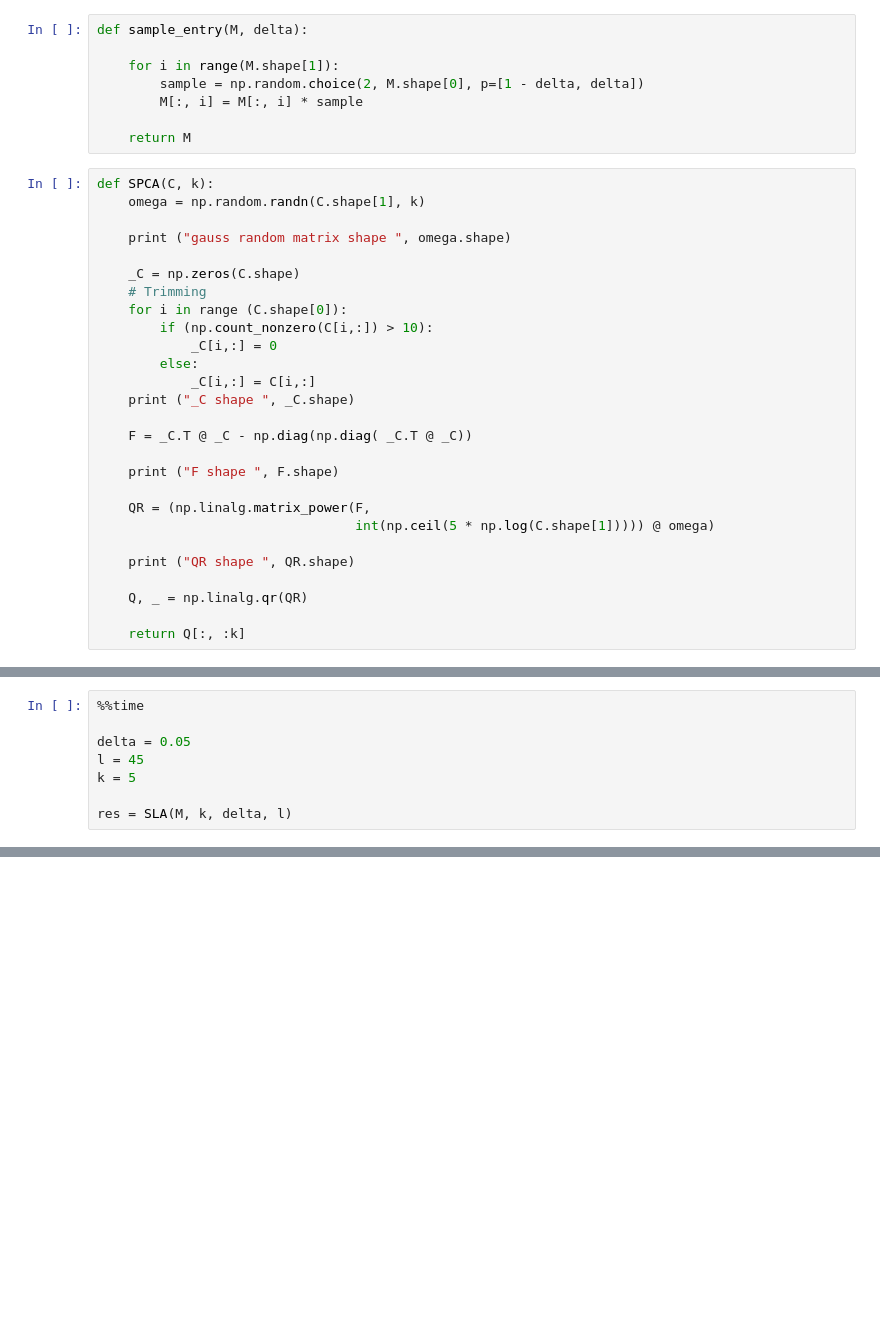
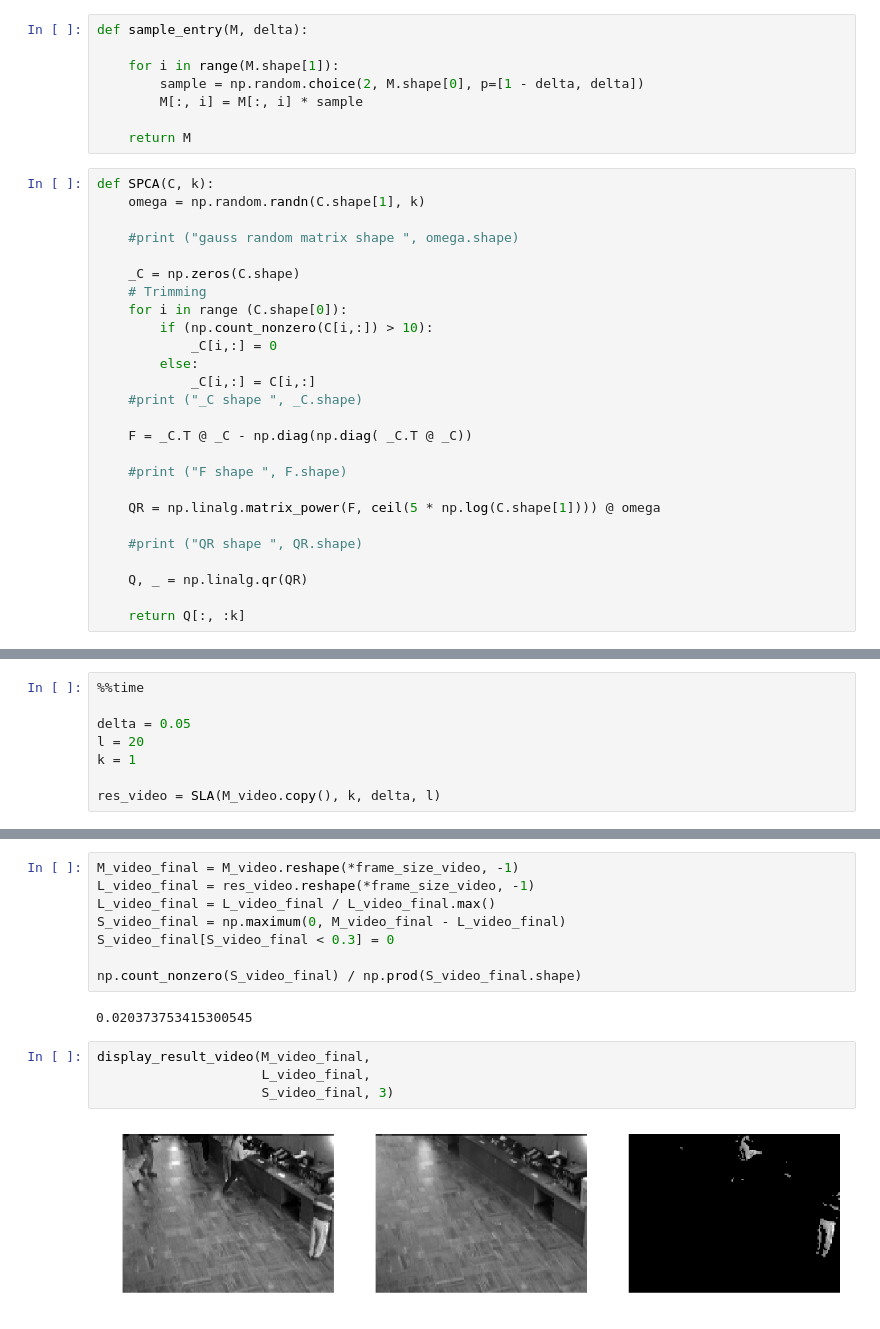
Before and after one commit to viktor-prutyanov/low-rank-2018, a Jupyter notebook: SLA.ipynb, the cells around one changed output, grey strips where cells are left out. Drawn from its saved outputs; the diff is of its cells as text; blank space fills up the shorter version.

```diff
--- a/SLA.ipynb
+++ b/SLA.ipynb
@@ -13,7 +20,7 @@ def sample_entry(M, delta):
 def SPCA(C, k):
     omega = np.random.randn(C.shape[1], k)
 
-    print ("gauss random matrix shape ", omega.shape)
+    #print ("gauss random matrix shape ", omega.shape)
 
     _C = np.zeros(C.shape)
     # Trimming
@@ -22,16 +29,15 @@ def SPCA(C, k):
             _C[i,:] = 0
         else:
             _C[i,:] = C[i,:]
-    print ("_C shape ", _C.shape)
+    #print ("_C shape ", _C.shape)
 
     F = _C.T @ _C - np.diag(np.diag( _C.T @ _C))
 
-    print ("F shape ", F.shape)
+    #print ("F shape ", F.shape)
 
-    QR = (np.linalg.matrix_power(F,
-                                 int(np.ceil(5 * np.log(C.shape[1])))) @ omega)
+    QR = np.linalg.matrix_power(F, ceil(5 * np.log(C.shape[1]))) @ omega
 
-    print ("QR shape ", QR.shape)
+    #print ("QR shape ", QR.shape)
 
     Q, _ = np.linalg.qr(QR)
 
@@ -200,8 +217,8 @@ M, frame_size = load_sequence(videos[0], start, stop)
 %%time
 
 delta = 0.05
-l = 45
-k = 5
+l = 20
+k = 1
 
-res = SLA(M, k, delta, l)
+res_video = SLA(M_video.copy(), k, delta, l)
 # %% [output]
@@ -321,0 +292,16 @@ ffmpeg version 3.4.4-0ubuntu0.18.04.1 Copyright (c) 2000-2018 the FFmpeg develop
+# %%
+M_video_final = M_video.reshape(*frame_size_video, -1)
+L_video_final = res_video.reshape(*frame_size_video, -1)
+L_video_final = L_video_final / L_video_final.max()
+S_video_final = np.maximum(0, M_video_final - L_video_final)
+S_video_final[S_video_final < 0.3] = 0
+
+np.count_nonzero(S_video_final) / np.prod(S_video_final.shape)
+# %% [output]
+0.020373753415300545
+# %%
+display_result_video(M_video_final,
+                     L_video_final,
+                     S_video_final, 3)
+# %% [output]
+[figure, added]
```
Also changed, not shown: parts of 22 cells of this notebook.
